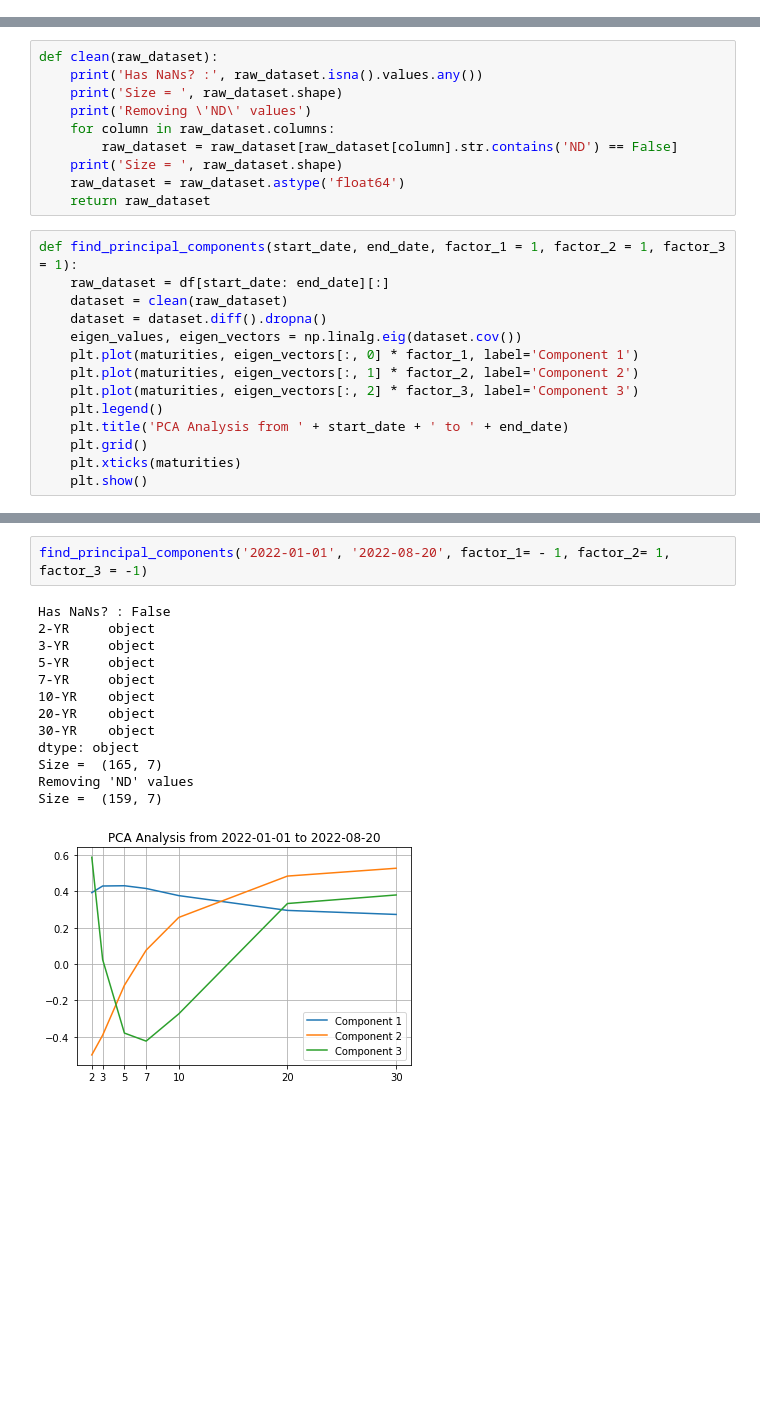
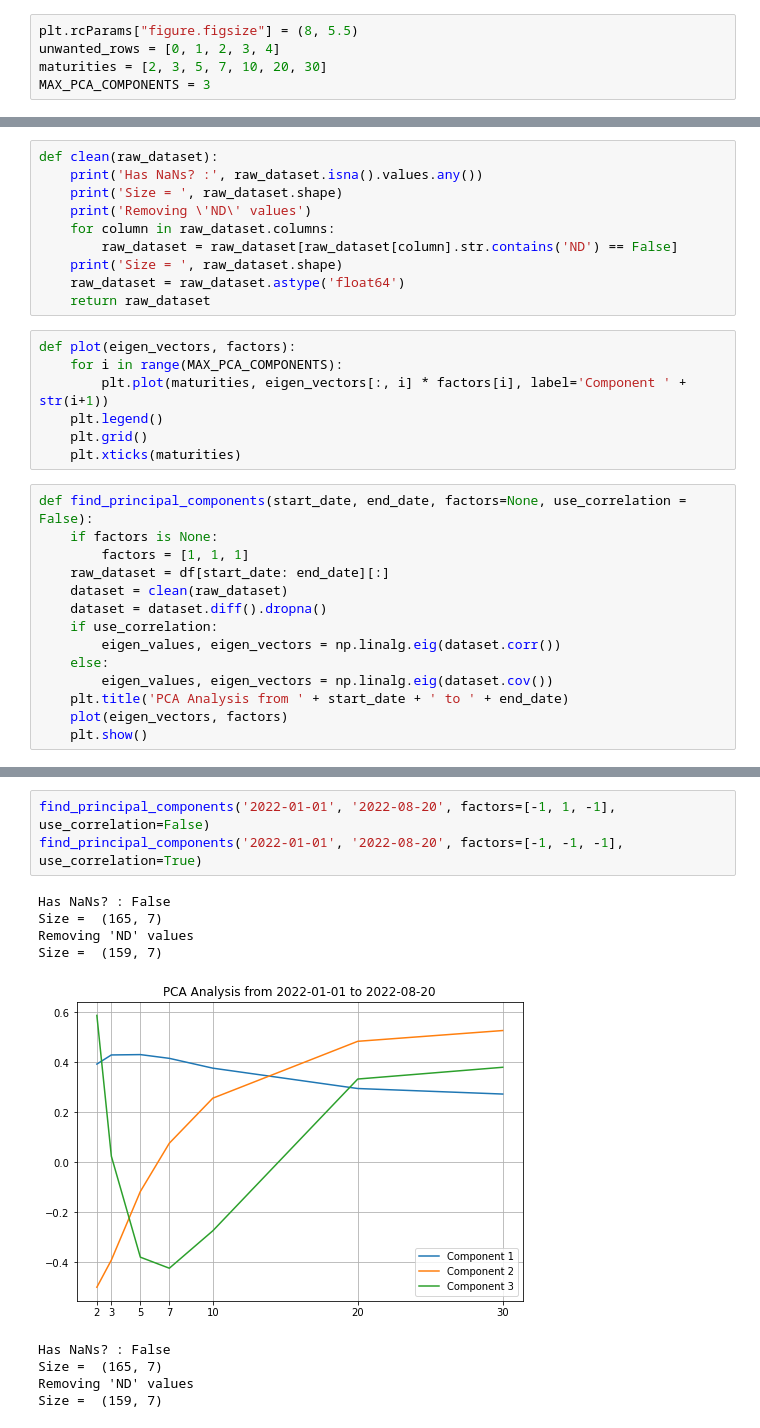
Before and after one commit to rohan097/pca-analysis, a Jupyter notebook: main.ipynb, the cells around one changed output, grey strips where cells are left out. Saved outputs shown, nothing was run; the diff lists cells and outputs as text; blank space fills up the shorter version.

Commit message:
* Include flag to decide whether to use correlation or covariance matrix while calculating eigen-vectors.

```diff
--- a/main.ipynb
+++ b/main.ipynb
@@ -2,5 +2,10 @@
 import numpy as np
 import pandas as pd
 import matplotlib.pyplot as plt
+# %%
+plt.rcParams["figure.figsize"] = (8, 5.5)
+unwanted_rows = [0, 1, 2, 3, 4]
+maturities = [2, 3, 5, 7, 10, 20, 30]
+MAX_PCA_COMPONENTS = 3
 # %%
 raw_df = pd.read_csv('FRB_H15-2.csv')
@@ -39,18 +41,25 @@ def clean(raw_dataset):
     print('Size = ', raw_dataset.shape)
     raw_dataset = raw_dataset.astype('float64')
     return raw_dataset
+# %%
+def plot(eigen_vectors, factors):
+    for i in range(MAX_PCA_COMPONENTS):
+        plt.plot(maturities, eigen_vectors[:, i] * factors[i], label='Component ' + str(i+1))
+    plt.legend()
+    plt.grid()
+    plt.xticks(maturities)
 # %%
-def find_principal_components(start_date, end_date, factor_1 = 1, factor_2 = 1, factor_3 = 1):
+def find_principal_components(start_date, end_date, factors=None, use_correlation = False):
+    if factors is None:
+        factors = [1, 1, 1]
     raw_dataset = df[start_date: end_date][:]
     dataset = clean(raw_dataset)
     dataset = dataset.diff().dropna()
-    eigen_values, eigen_vectors = np.linalg.eig(dataset.cov())
-    plt.plot(maturities, eigen_vectors[:, 0] * factor_1, label='Component 1')
-    plt.plot(maturities, eigen_vectors[:, 1] * factor_2, label='Component 2')
-    plt.plot(maturities, eigen_vectors[:, 2] * factor_3, label='Component 3')
-    plt.legend()
+    if use_correlation:
+        eigen_values, eigen_vectors = np.linalg.eig(dataset.corr())
+    else:
+        eigen_values, eigen_vectors = np.linalg.eig(dataset.cov())
     plt.title('PCA Analysis from ' + start_date + ' to ' + end_date)
-    plt.grid()
-    plt.xticks(maturities)
+    plot(eigen_vectors, factors)
     plt.show()
 # %%
@@ -88,16 +93,13 @@ Size =  (251, 7)
 # %%
-find_principal_components('2022-01-01', '2022-08-20', factor_1= - 1, factor_2= 1, factor_3 = -1)
+find_principal_components('2022-01-01', '2022-08-20', factors=[-1, 1, -1], use_correlation=False)
+find_principal_components('2022-01-01', '2022-08-20', factors=[-1, -1, -1], use_correlation=True)
 # %% [output]
 Has NaNs? : False
-2-YR     object
-3-YR     object
-5-YR     object
-7-YR     object
-10-YR    object
-20-YR    object
-30-YR    object
-dtype: object
 Size =  (165, 7)
 Removing 'ND' values
 Size =  (159, 7)
-[figure, old version]
+[figure, new version]
+Has NaNs? : False
+Size =  (165, 7)
+Removing 'ND' values
+Size =  (159, 7)
```
Also changed, not shown: parts of 5 cells of this notebook.
